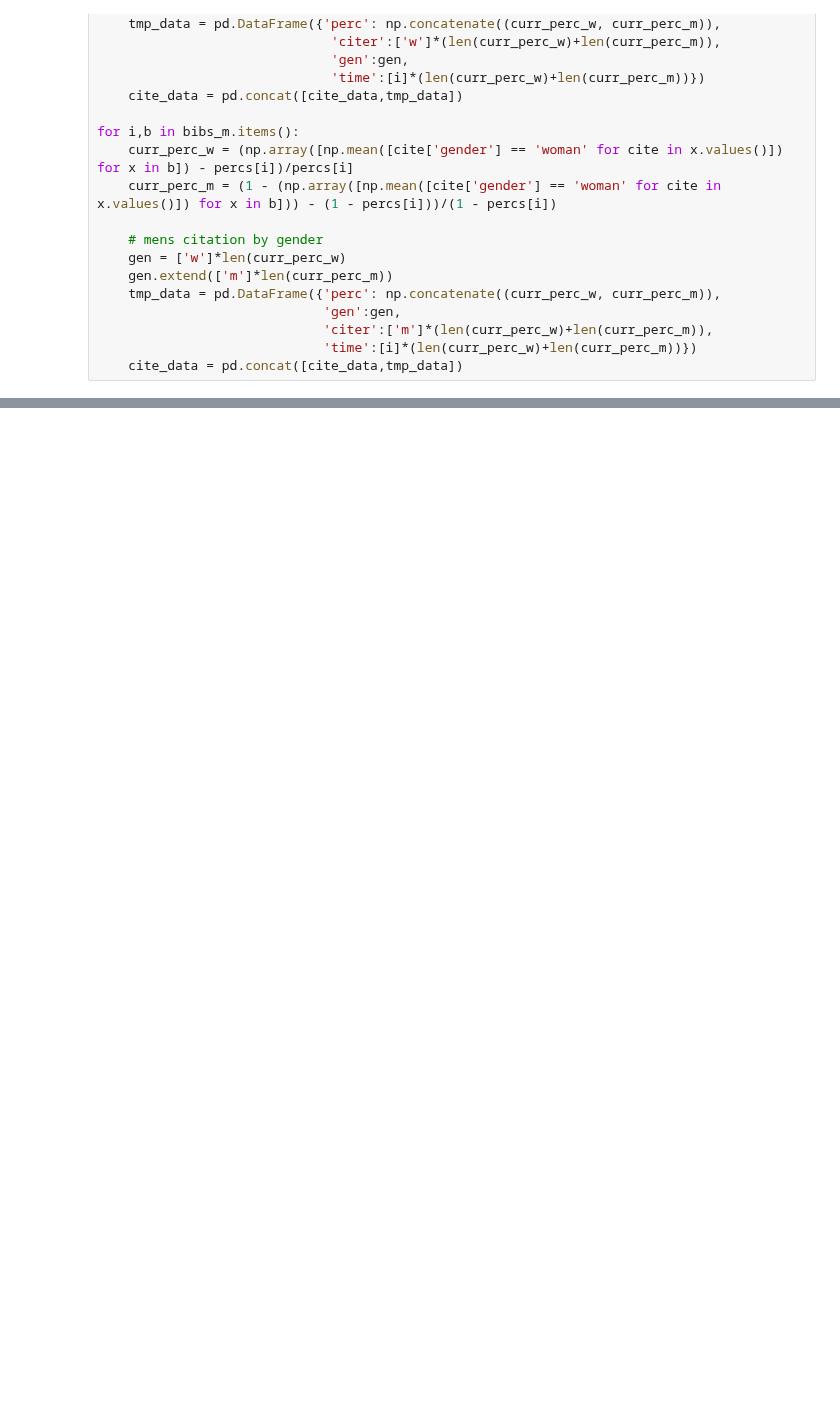
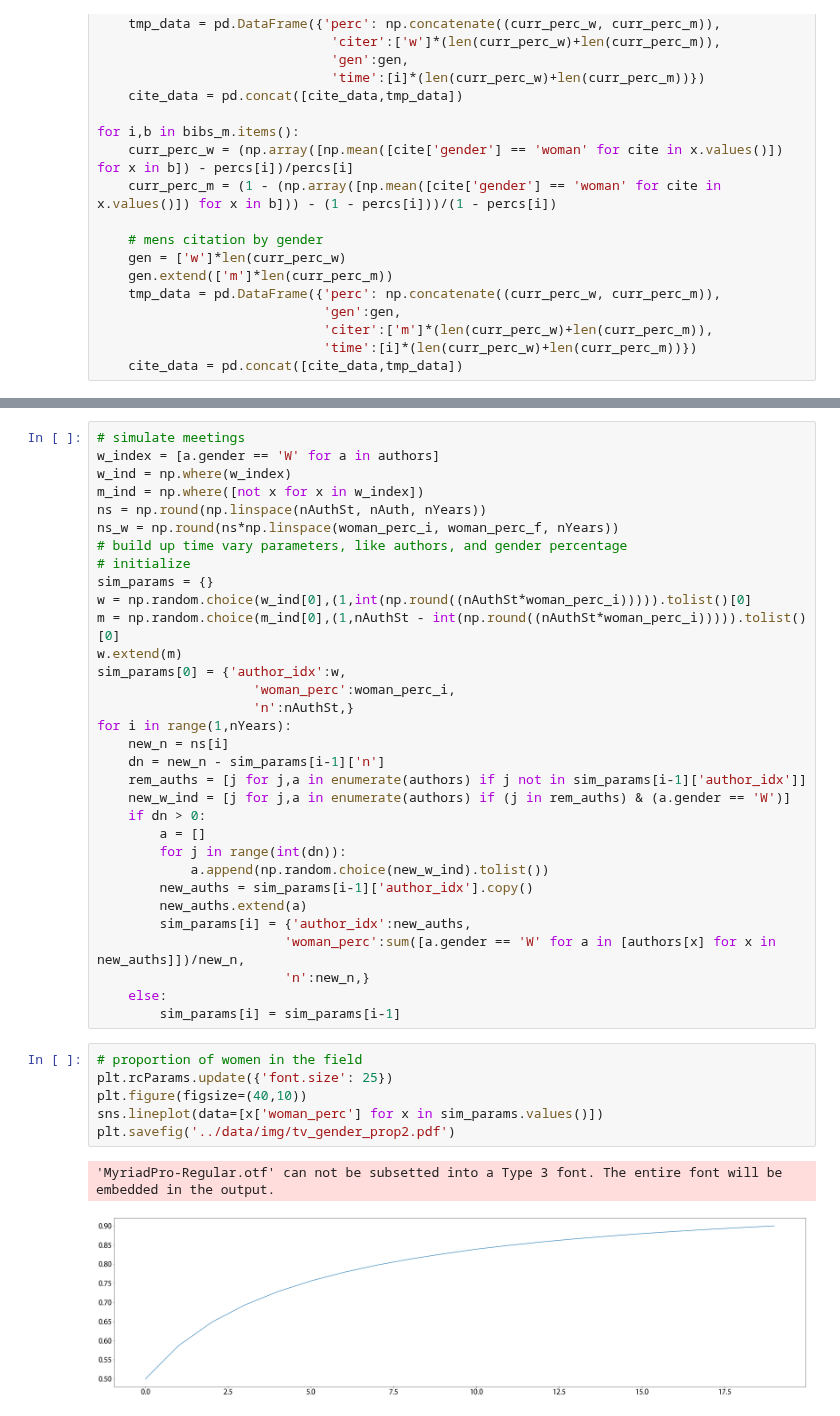
Before and after one commit to jastiso/modeling_citations, a Jupyter notebook: scripts/simulations.ipynb, the cells around one changed output, grey strips where cells are left out. Cells and saved outputs as stored; diff of their text form; blank space fills up the shorter version.

Commit message:
adding more women

```diff
--- a/scripts/simulations.ipynb
+++ b/scripts/simulations.ipynb
@@ -427,0 +540,41 @@ plt.savefig('../data/img/m_cite_w.pdf')
+# %%
+# simulate meetings
+w_index = [a.gender == 'W' for a in authors]
+w_ind = np.where(w_index)
+m_ind = np.where([not x for x in w_index])
+ns = np.round(np.linspace(nAuthSt, nAuth, nYears))
+ns_w = np.round(ns*np.linspace(woman_perc_i, woman_perc_f, nYears))
+# build up time vary parameters, like authors, and gender percentage
+# initialize
+sim_params = {}
+w = np.random.choice(w_ind[0],(1,int(np.round((nAuthSt*woman_perc_i))))).tolist()[0]
+m = np.random.choice(m_ind[0],(1,nAuthSt - int(np.round((nAuthSt*woman_perc_i))))).tolist()[0]
+w.extend(m)
+sim_params[0] = {'author_idx':w,
+                    'woman_perc':woman_perc_i,
+                    'n':nAuthSt,}
+for i in range(1,nYears):
+    new_n = ns[i]
+    dn = new_n - sim_params[i-1]['n']
+    rem_auths = [j for j,a in enumerate(authors) if j not in sim_params[i-1]['author_idx']]
+    new_w_ind = [j for j,a in enumerate(authors) if (j in rem_auths) & (a.gender == 'W')]
+    if dn > 0:
+        a = []
+        for j in range(int(dn)):
+            a.append(np.random.choice(new_w_ind).tolist())
+        new_auths = sim_params[i-1]['author_idx'].copy()
+        new_auths.extend(a)
+        sim_params[i] = {'author_idx':new_auths,
+                        'woman_perc':sum([a.gender == 'W' for a in [authors[x] for x in new_auths]])/new_n,
+                        'n':new_n,}
+    else:
+        sim_params[i] = sim_params[i-1]
+# %%
+# proportion of women in the field
+plt.rcParams.update({'font.size': 25})
+plt.figure(figsize=(40,10))
+sns.lineplot(data=[x['woman_perc'] for x in sim_params.values()])
+plt.savefig('../data/img/tv_gender_prop2.pdf')
+# %% [output]
+'MyriadPro-Regular.otf' can not be subsetted into a Type 3 font. The entire font will be embedded in the output.
+[figure, added]
```
Also changed, not shown: parts of 31 cells of this notebook, 1 other file.
